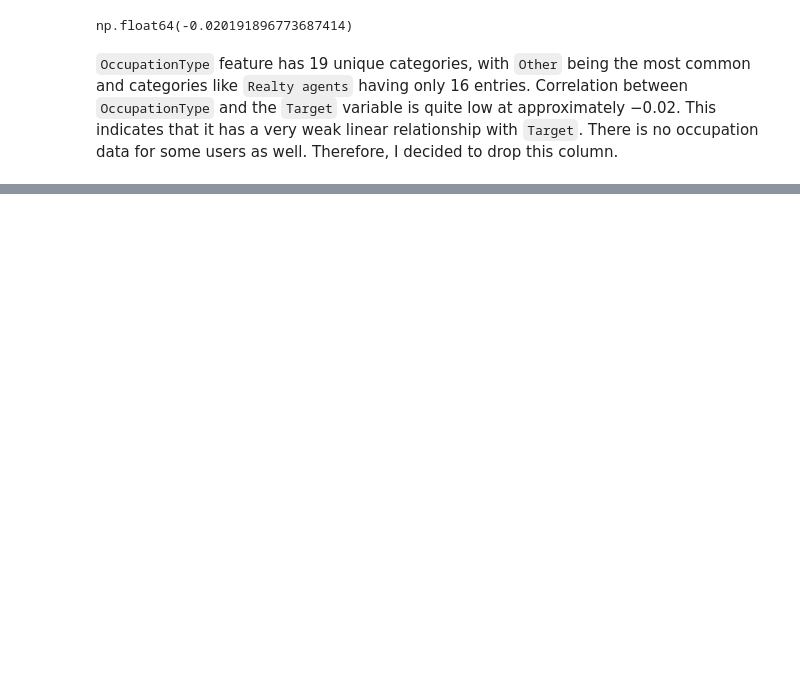
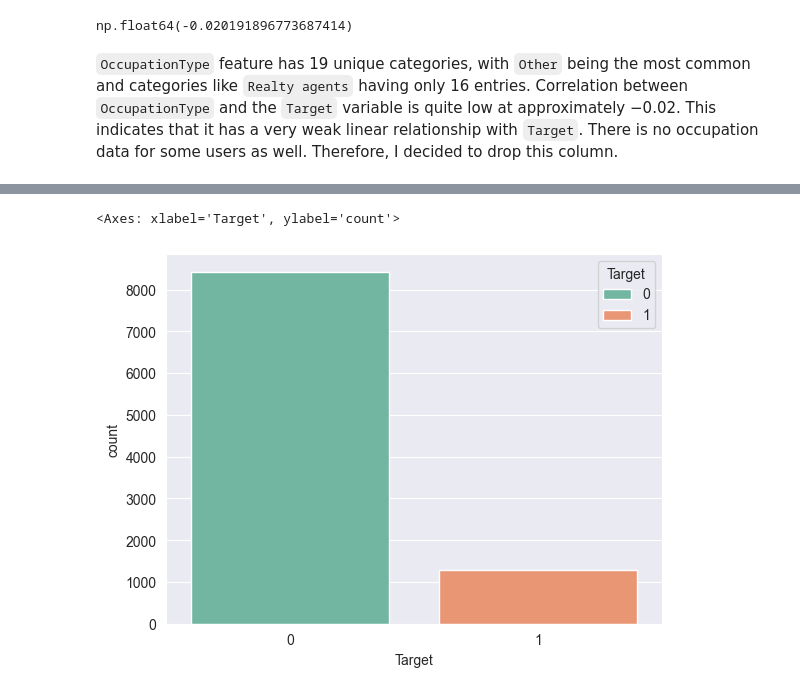
Before and after one commit to archx64-ait/ml-pattaya-ait, a Jupyter notebook: code/preprocessing.ipynb, the cells around one changed output, grey strips where cells are left out. Cells and saved outputs as stored; diff of their text form; code cells hidden in the pictures; blank space fills up the shorter version.

Commit message:
preprocessed dataset, tackled imbalanced data, trained baseline model, evaluated model on test data

```diff
--- a/code/project.ipynb
+++ b/code/preprocessing.ipynb
@@ -526,3 +535,8 @@ YearsEmployed    float64
 dtype: object
 # %%
 final_df.to_csv('final_df.csv', index=False)
+# %%
+sns.countplot(x='Target', data=final_df, hue='Target', palette='Set2')
+# %% [output]
+<Axes: xlabel='Target', ylabel='count'>
+[figure, added]
```
Also changed, not shown: parts of 5 cells of this notebook, 2 other files.
